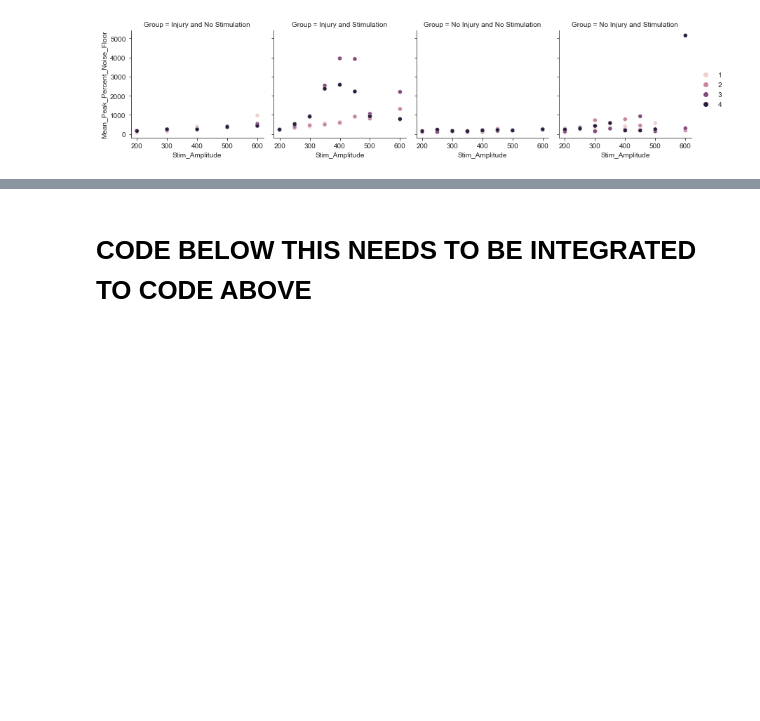
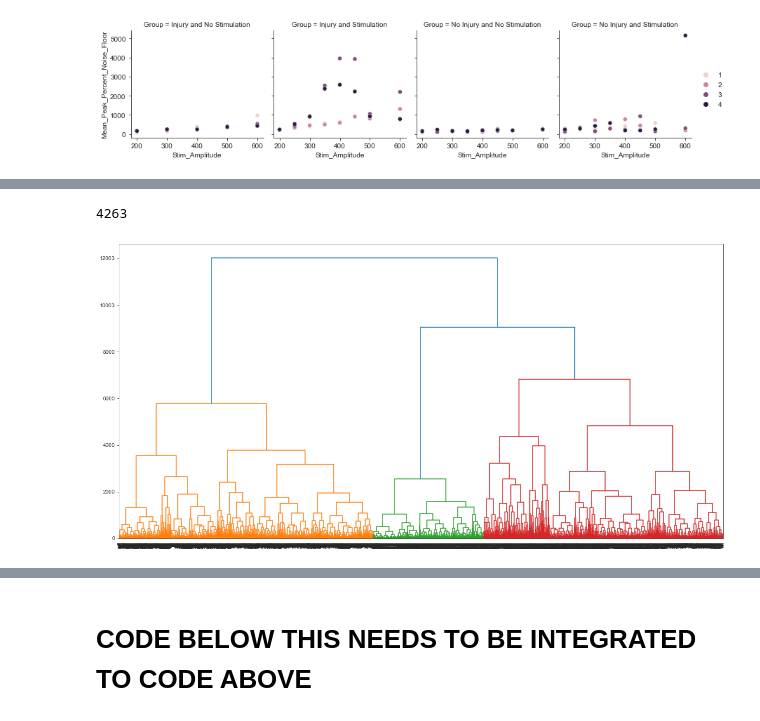
Before and after one commit to IanGMalone/Evoked_Potential_Analysis, a Jupyter notebook: Motor Evoked Potential Analyses.ipynb, the cells around one changed output, grey strips where cells are left out. Cells and saved outputs as stored; diff of their text form; code cells hidden in the pictures; blank space fills up the shorter version.

Commit message:
First attempt at clustering

```diff
--- a/Motor Evoked Potential Analyses.ipynb
+++ b/Motor Evoked Potential Analyses.ipynb
@@ -331,7 +318,7 @@ df_day_auc_change['Stimulation'] = df_day_auc_change.apply(stimulation, axis=1)
 #df_day_pchange = df_day_pchange.drop(columns=['Day_Postop', 'Side', 'STA_AUC', 'STA_Noise_Floor'])
 #df_day_pchange.to_csv('D:\\df_abstract.csv', index=False)
 # df_day_pchange.head(50)
-df_day_auc_change = df_day_auc_change.drop(columns=['Day_Postop', 'Side', 'STA_AUC', 'STA_Noise_Floor'])
+df_day_auc_change = df_day_auc_change.drop(columns=['STA_AUC', 'STA_Noise_Floor'])
 df_day_auc_change.rename(columns = {'STA_Percent_Noise_Floor':'AUC_Percent_Noise_Floor'}, inplace = True)
 
 df_day_auc_change.head()
@@ -344,0 +349,22 @@ df_day_auc_change.head()
+# %%
+from sklearn.cluster import AgglomerativeClustering
+
+clustering = AgglomerativeClustering(distance_threshold=0, n_clusters=None, affinity='euclidean',
+                                     linkage='complete').fit(df_day_auc_change)
+labels=clustering.labels_
+# %%
+# Number of clusters
+clustering.n_clusters_
+# %% [output]
+4263
+# %%
+from scipy.cluster.hierarchy import dendrogram
+from scipy.cluster import hierarchy
+
+Z = hierarchy.linkage(clustering.children_, 'complete')
+
+
+plt.figure(figsize=(20,10))
+dn = hierarchy.dendrogram(Z)
+# %% [output]
+[figure, added]
```
Also changed, not shown: parts of 12 cells of this notebook.
